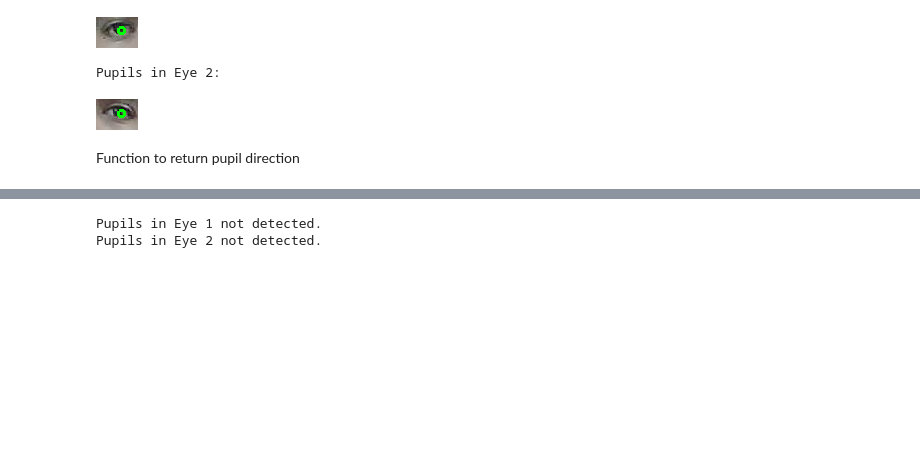
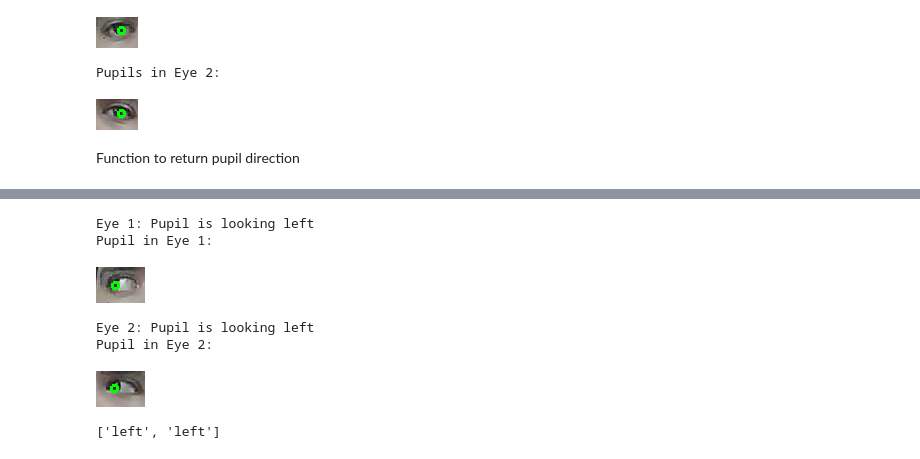
Before and after one commit to Naaafis/Low-Cost_Eye-Tracker, a Jupyter notebook: eye_tracker.ipynb, the cells around one changed output, grey strips where cells are left out. Drawn from its saved outputs; the diff is of its cells as text; code cells hidden in the pictures; blank space fills up the shorter version.

Commit message:
tested eye tracker function for left, right, center on base64encoded images from the ESP

```diff
--- a/eye_tracker.ipynb
+++ b/eye_tracker.ipynb
@@ -221,23 +221,14 @@ Pupils in Eye 2:
 Function to return pupil direction
 # %%
 # Function to determine pupil direction
-def pupil_direction(pupils, eye):
+def pupil_direction(pupil, eye):
     mid_point = int(eye.shape[1] / 2)
-    left_pupil = pupils[0] if pupils[0][0] < mid_point else pupils[1]
-    right_pupil = pupils[1] if pupils[1][0] > mid_point else pupils[0]
 
-    if abs(left_pupil[0] - mid_point) < 5:
-        left_direction = 'center'
-    elif left_pupil[0] - mid_point < 0:
-        left_direction = 'left'
+    if abs(pupil[0] - mid_point) < 5:
+        direction = 'center'
+    elif pupil[0] - mid_point < 0:
+        direction = 'left'
     else:
-        left_direction = 'right'
+        direction = 'right'
 
-    if abs(right_pupil[0] - mid_point) < 5:
-        right_direction = 'center'
-    elif right_pupil[0] - mid_point < 0:
-        right_direction = 'left'
-    else:
-        right_direction = 'right'
-
-    return left_direction, right_direction
+    return direction
@@ -244,30 +291,18 @@ def pupil_direction(pupils, eye):
 # %%
-def test_pupil_direction(image):
-    # Detect eyes
-    eyes = detect_eyes(image)
-
-    # Process eyes, detect pupils and determine their direction
-    for i, eye in enumerate(eyes):
-        processed_eye = process_eyes(eye)
-        pupils = detect_pupil(processed_eye)
-
-        # If pupils are detected
-        if pupils is not None and len(pupils) == 2:
-            # Determine pupil direction
-            left_direction, right_direction = pupil_direction(pupils, eye)
-            print(f"Eye {i+1}: Left Pupil is looking {left_direction}, Right Pupil is looking {right_direction}")
-        else:
-            print(f"Pupils in Eye {i+1} not detected.")
-
 # Test pupil direction
 # test function on sample image from Images folder
-with open('Images/straight.txt', 'r') as file:
+with open('Images/left.txt', 'r') as file:
     base64_image = file.read()
 img2 = decode_image(base64_image)
 
 # Function to test and show detected face
 face_img2 = detect_face(img2)
-test_pupil_direction(face_img2)
+display_detected_pupils_directions(face_img2)
 # %% [output]
-Pupils in Eye 1 not detected.
-Pupils in Eye 2 not detected.
+Eye 1: Pupil is looking left
+Pupil in Eye 1:
+[figure, added]
+Eye 2: Pupil is looking left
+Pupil in Eye 2:
+[figure, added]
+['left', 'left']
```
Also changed, not shown: parts of 3 cells of this notebook.
